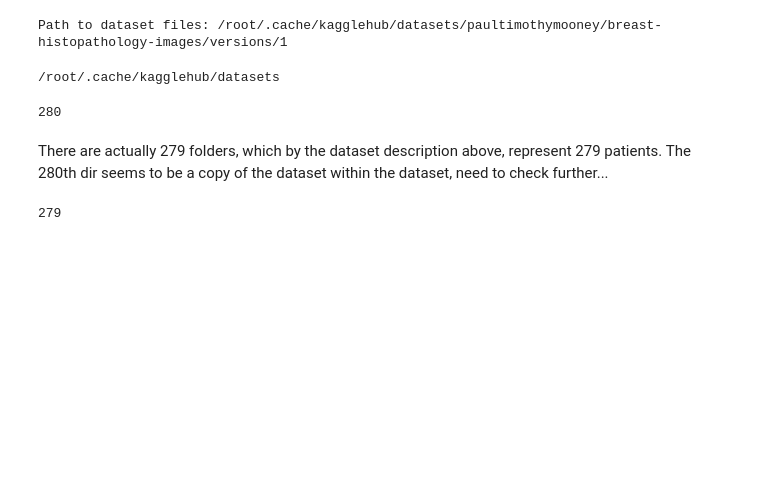
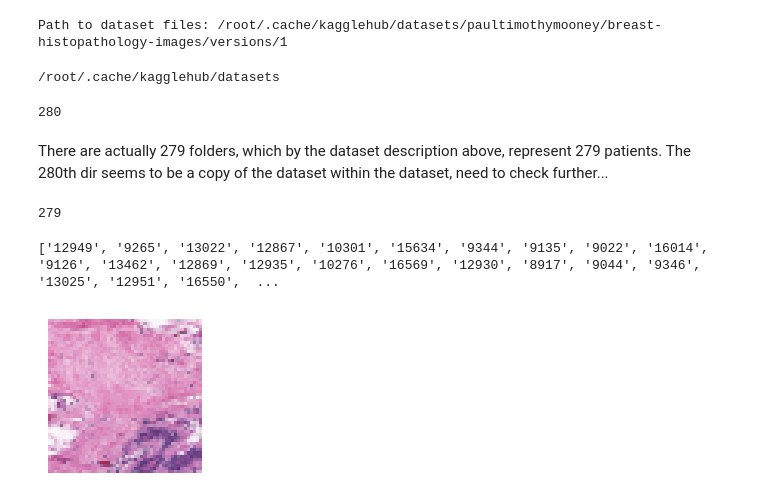
Before and after one commit to pkumar2143/cancer-detect-revisit, a Jupyter notebook: CVforBreastCancerDetection_Revisited.ipynb, the cells around one changed output. Cells and saved outputs as stored; diff of their text form; code cells hidden in the pictures; blank space fills up the shorter version.

```diff
--- a/CVforBreastCancerDetection_Revisited.ipynb
+++ b/CVforBreastCancerDetection_Revisited.ipynb
@@ -38,3 +42,16 @@ There are actually 279 folders, which by the dataset description above, represen
 print(len(os.listdir("/root/.cache/kagglehub/datasets/paultimothymooney/breast-histopathology-images/versions/1/IDC_regular_ps50_idx5")))
 # %% [output]
 279
+# %%
+print(os.listdir(path))
+# %% [output]
+['12949', '9265', '13022', '12867', '10301', '15634', '9344', '9135', '9022', '16014', '9126', '13462', '12869', '12935', '10276', '16569', '12930', '8917', '9044', '9346', '13025', '12951', '16550',  ...
+# %%
+patients_list = os.listdir(path)
+image = Image.open(path + "/10253/0/10253_idx5_x1001_y1001_class0.png")
+plt.figure(figsize=(2, 2))
+plt.imshow(image)
+plt.axis('off') # Hide axes for cleaner display
+plt.show()
+# %% [output]
+[figure, added]
```
Also changed, not shown: parts of 4 cells of this notebook.
